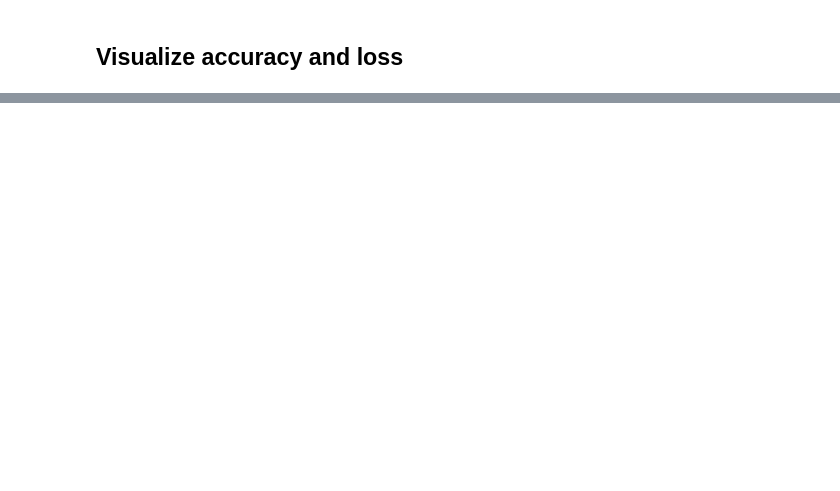
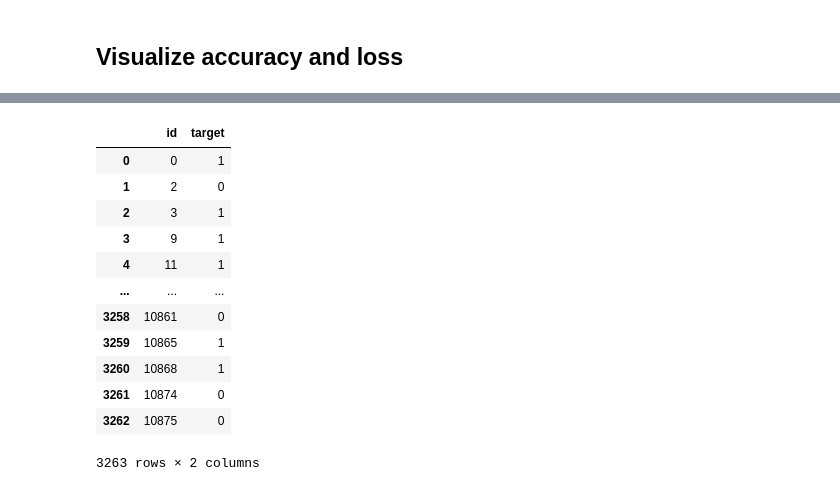
Before and after one commit to sersery35/KAGGLE-nlp-with-disaster-tweets, a Jupyter notebook: notebooks/playground_base_model.ipynb, the cells around one changed output, grey strips where cells are left out. Saved outputs shown, nothing was run; the diff lists cells and outputs as text; code cells hidden in the pictures; blank space fills up the shorter version.

```diff
--- a/notebooks/playground_base_model.ipynb
+++ b/notebooks/playground_base_model.ipynb
@@ -194,0 +171,6 @@ plt.show()
+# %%
+import tensorflow as tf
+
+submission_dataset, submission_df = data_pipeline.prepare_submission_dataset(include_cols=["keyword", "location"], extract_extras=True, drop_limit=0)
+submission_dataset = submission_dataset.batch(batch_size=64).cache().prefetch(buffer_size=tf.data.AUTOTUNE)
+submission_predictions = model.predict_for_kaggle(submission_dataset)
@@ -194,0 +195,19 @@ plt.show()
+# %%
+submission_predictions_df = pd.DataFrame(submission_predictions)
+submission_predictions_df = pd.DataFrame({"id" : submission_df["id"], "target" : submission_predictions_df[0]})
+# %%
+submission_predictions_df
+# %% [output]
+|  | id | target |
+| 0 | 0 | 1 |
+| 1 | 2 | 0 |
+| 2 | 3 | 1 |
+| 3 | 9 | 1 |
+| 4 | 11 | 1 |
+| ... | ... | ... |
+| 3258 | 10861 | 0 |
+| 3259 | 10865 | 1 |
+| 3260 | 10868 | 1 |
+| 3261 | 10874 | 0 |
+| 3262 | 10875 | 0 |
+3263 rows × 2 columns
```
Also changed, not shown: parts of 11 cells of this notebook, 8 other files.
